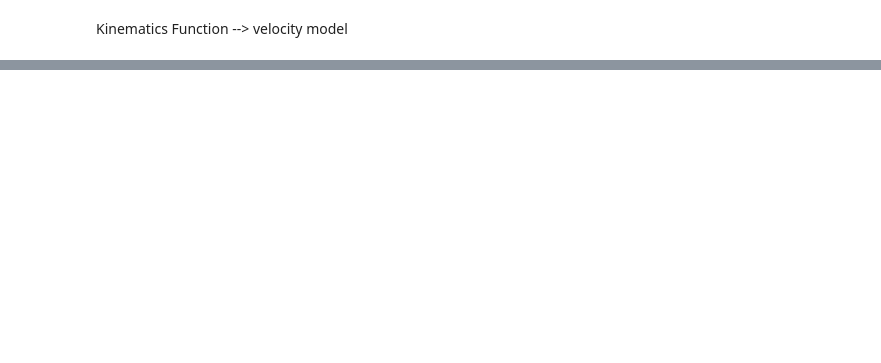
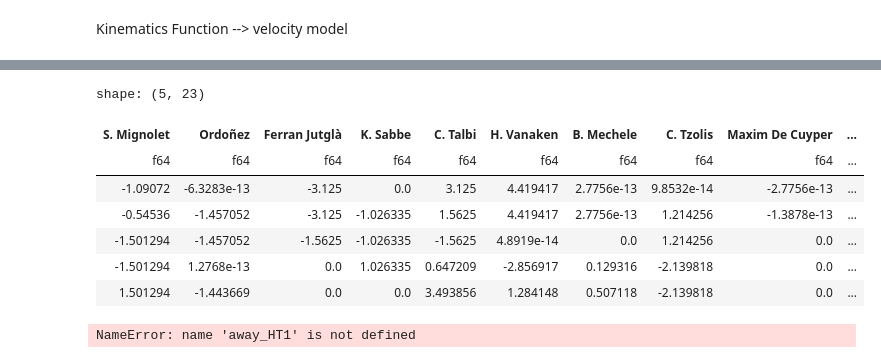
Before and after one commit to ihosten/internship_club_brugge, a Jupyter notebook: positional_data/fixing_positiondatafunction.ipynb, the cells around one changed output, grey strips where cells are left out. Cells and saved outputs as stored; diff of their text form; code cells hidden in the pictures; blank space fills up the shorter version.

```diff
--- a/positional_data/fixing_positiondatafunction.ipynb
+++ b/positional_data/fixing_positiondatafunction.ipynb
@@ -221,0 +302,29 @@ df = pl.DataFrame(np_array, schema=home_players)
+# %%
+possession = ["H", "A"]
+ball = ["D", "A"]
+
+
+away_HT1 = {}
+
+for possession_status in possession:
+    away_HT1[possession_status] = {}
+
+    for ball_status in ball:
+        away_HT1[possession_status][ball_status] = acc_ht1_away_df.filter(
+            (pl.col("HT2 possession")==possession_status) & (pl.col("HT2 ball status")==ball_status)
+        )
+# %%
+away_HT1["H"]["D"].head()
+# %% [output]
+shape: (5, 23)
+| S. Mignolet | Ordoñez | Ferran Jutglà | K. Sabbe | C. Talbi | H. Vanaken | B. Mechele | C. Tzolis | Maxim De Cuyper | ... |
+| f64 | f64 | f64 | f64 | f64 | f64 | f64 | f64 | f64 | ... |
+| -1.09072 | -6.3283e-13 | -3.125 | 0.0 | 3.125 | 4.419417 | 2.7756e-13 | 9.8532e-14 | -2.7756e-13 | ... |
+| -0.54536 | -1.457052 | -3.125 | -1.026335 | 1.5625 | 4.419417 | 2.7756e-13 | 1.214256 | -1.3878e-13 | ... |
+| -1.501294 | -1.457052 | -1.5625 | -1.026335 | -1.5625 | 4.8919e-14 | 0.0 | 1.214256 | 0.0 | ... |
+| -1.501294 | 1.2768e-13 | 0.0 | 1.026335 | 0.647209 | -2.856917 | 0.129316 | -2.139818 | 0.0 | ... |
+| 1.501294 | -1.443669 | 0.0 | 0.0 | 3.493856 | 1.284148 | 0.507118 | -2.139818 | 0.0 | ... |
+# %%
+away_HT1["H"]["D"]
+# %% [output]
+NameError: name 'away_HT1' is not defined
```
Also changed, not shown: parts of 45 cells of this notebook, 6 other files.
